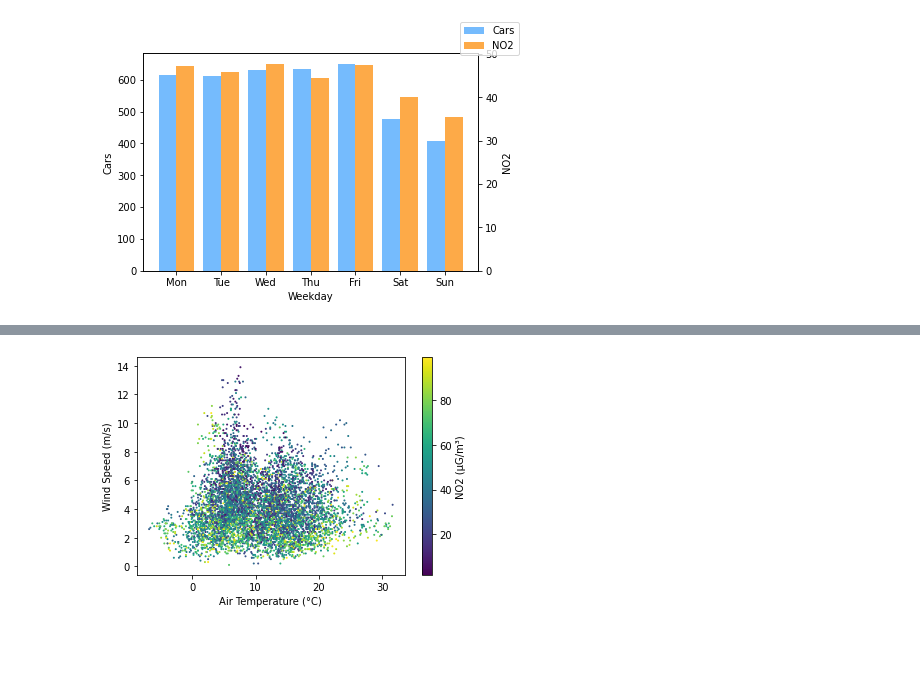
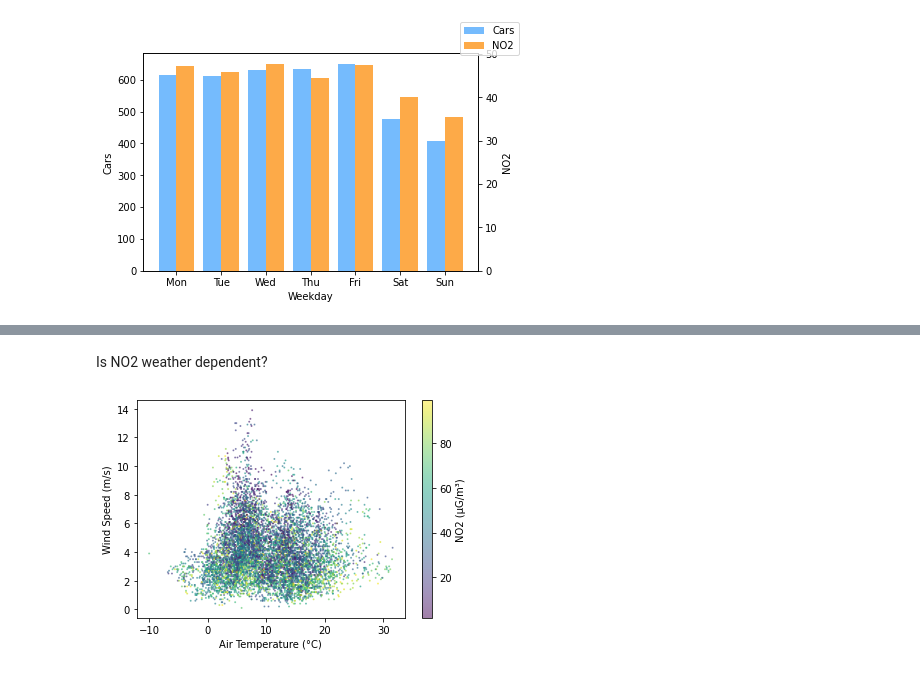
Before and after one commit to apexys/kiel_air_quality_tensorflow, a Jupyter notebook: DataExploration.ipynb, the cells around one changed output, grey strips where cells are left out. Cells and saved outputs as stored; diff of their text form; code cells hidden in the pictures; blank space fills up the shorter version.

```diff
--- a/DataExploration.ipynb
+++ b/DataExploration.ipynb
@@ -187,11 +245,13 @@ display("(Color: gas price) Cheaper diesel fuel means more traffic")
 '(Color: gas price) Cheaper diesel fuel means more traffic'
+# %% [markdown]
+Is NO2 weather dependent?
 # %%
 plt.figure()
-plt.scatter(data["air_temp_deg_c"], data["wind_meters_per_second"], s=1, c=data["NO2"])
+plt.scatter(data["air_temp_deg_c"], data["wind_meters_per_second"], s=1, alpha=0.5, c=data["NO2-ug-per-m3"])
 plt.xlabel("Air Temperature (°C)")
 plt.ylabel("Wind Speed (m/s)")
 cb = plt.colorbar()
 cb.set_label("NO2 (µG/m³)")
 plt.show()
 # %% [output]
-[figure, old version]
+[figure, new version]
```
Also changed, not shown: parts of 44 cells of this notebook, 3 other files.
